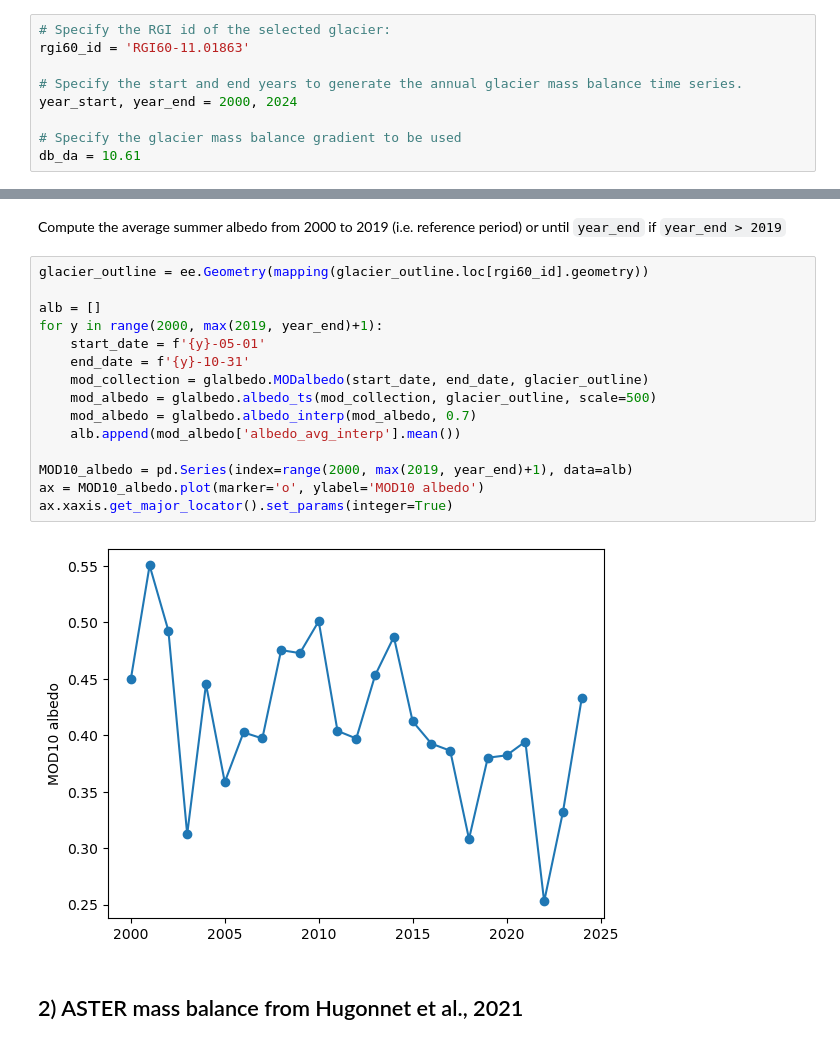
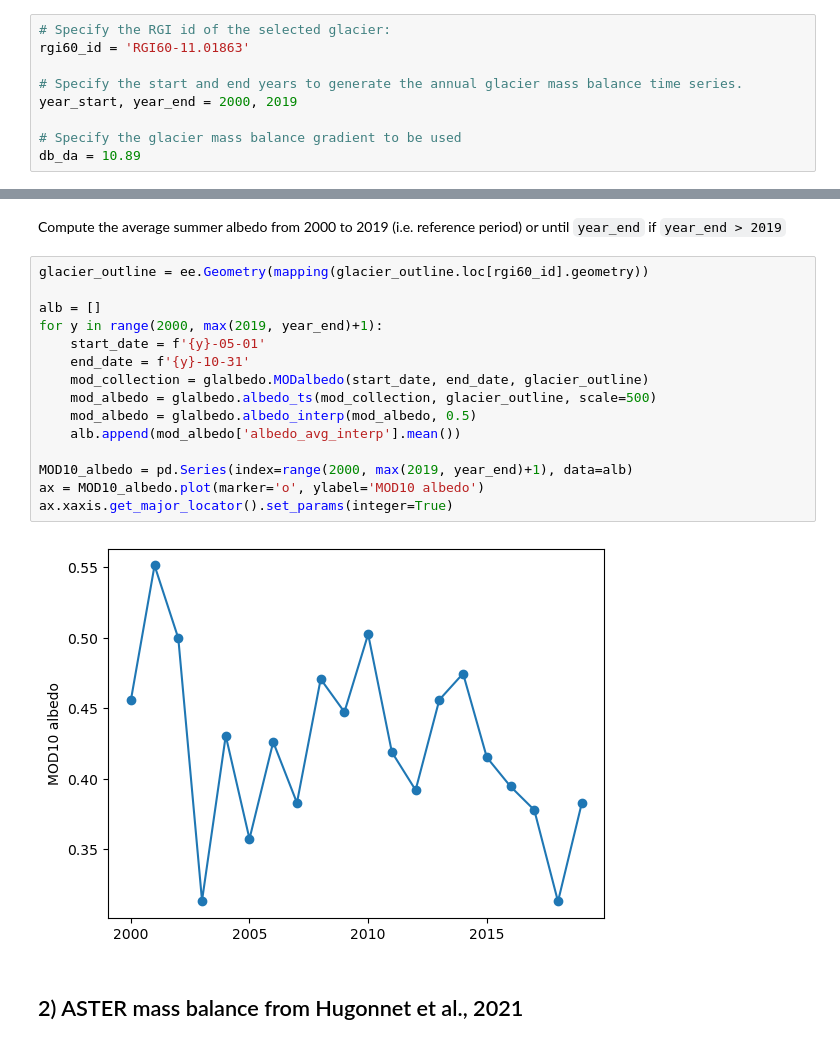
Before and after one commit to mattiacallegari/albedo-anomaly-method, a Jupyter notebook: GMB_estimation.ipynb, the cells around one changed output, grey strips where cells are left out. Saved outputs shown, nothing was run; the diff lists cells and outputs as text.

```diff
--- a/GMB_estimation.ipynb
+++ b/GMB_estimation.ipynb
@@ -28,10 +28,10 @@ Select the RGI (v6.0) id of the glacier and the year for which to estimate the a
 rgi60_id = 'RGI60-11.01863'
 
 # Specify the start and end years to generate the annual glacier mass balance time series.
-year_start, year_end = 2000, 2024
+year_start, year_end = 2000, 2019
 
 # Specify the glacier mass balance gradient to be used
-db_da = 10.61
+db_da = 10.89
 # %% [markdown]
 Open the RGI shape file containing the selected `rgi60_id`. Look in the `./data/rgi60` folder. RGI v6.0 shape file can be downloaded from https://nsidc.org/data/nsidc-0770/versions/6
 # %%
@@ -57,20 +57,20 @@ Compute the average summer albedo from 2000 to 2019 (i.e. reference period) or u
 # %%
 glacier_outline = ee.Geometry(mapping(glacier_outline.loc[rgi60_id].geometry))
 
 alb = []
 for y in range(2000, max(2019, year_end)+1):
     start_date = f'{y}-05-01'
     end_date = f'{y}-10-31'
     mod_collection = glalbedo.MODalbedo(start_date, end_date, glacier_outline)
     mod_albedo = glalbedo.albedo_ts(mod_collection, glacier_outline, scale=500)
-    mod_albedo = glalbedo.albedo_interp(mod_albedo, 0.7)
+    mod_albedo = glalbedo.albedo_interp(mod_albedo, 0.5)
     alb.append(mod_albedo['albedo_avg_interp'].mean())
 
 MOD10_albedo = pd.Series(index=range(2000, max(2019, year_end)+1), data=alb)
 ax = MOD10_albedo.plot(marker='o', ylabel='MOD10 albedo')
 ax.xaxis.get_major_locator().set_params(integer=True)
 # %% [output]
-[figure, old version]
+[figure, new version]
 # %% [markdown]
 ## 2) ASTER mass balance from Hugonnet et al., 2021
 # %% [markdown]
```
Also changed, not shown: parts of 2 cells of this notebook.
